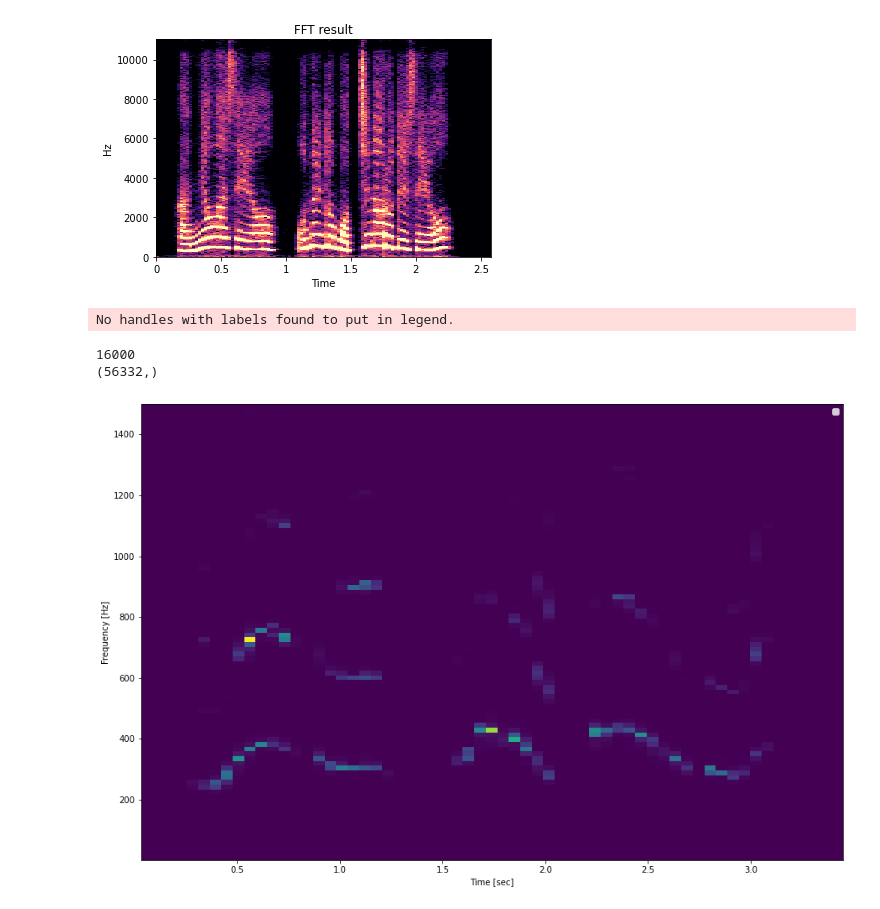
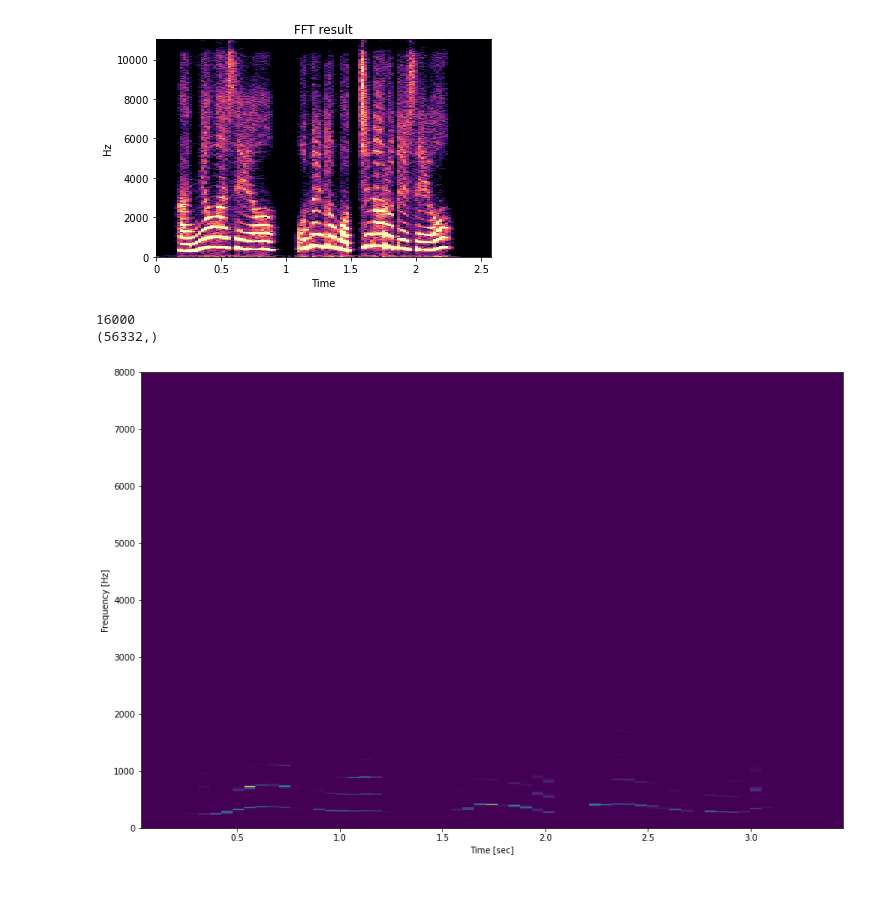
Before and after one commit to KDG21/TIL, a Jupyter notebook: sound_test.ipynb, the cells around one changed output. Drawn from its saved outputs; the diff is of its cells as text; code cells hidden in the pictures.

```diff
--- a/sound_test.ipynb
+++ b/sound_test.ipynb
@@ -84,22 +84,21 @@ fft end
 # %%
 from scipy.io import wavfile
 from scipy import signal
 import matplotlib.pyplot as plt
 
 sample_rate, samples = wavfile.read('C:\\Users\\USER\\Downloads\\hello.wav')
 print(sample_rate)
 print(samples.shape)
 
 # plt.plot(samples)
 frequencies, times, spectrogram = signal.spectrogram(samples, sample_rate, nfft=1024, nperseg=1024)
 plt.figure(figsize=(15,10))
+# librosa.display.waveplot(frequencies, sample_rate, alpha=0.5, x_axis='s')
 plt.pcolormesh(times, frequencies, spectrogram)
 plt.ylabel('Frequency [Hz]')
-plt.ylim(1,1500)
 plt.xlabel('Time [sec]')
 plt.show()
 # %% [output]
-No handles with labels found to put in legend.
+16000
+(56332,)
-16000
-(56332,)
-[figure, old version]
+[figure, new version]
```
Also changed, not shown: parts of 2 cells of this notebook.
